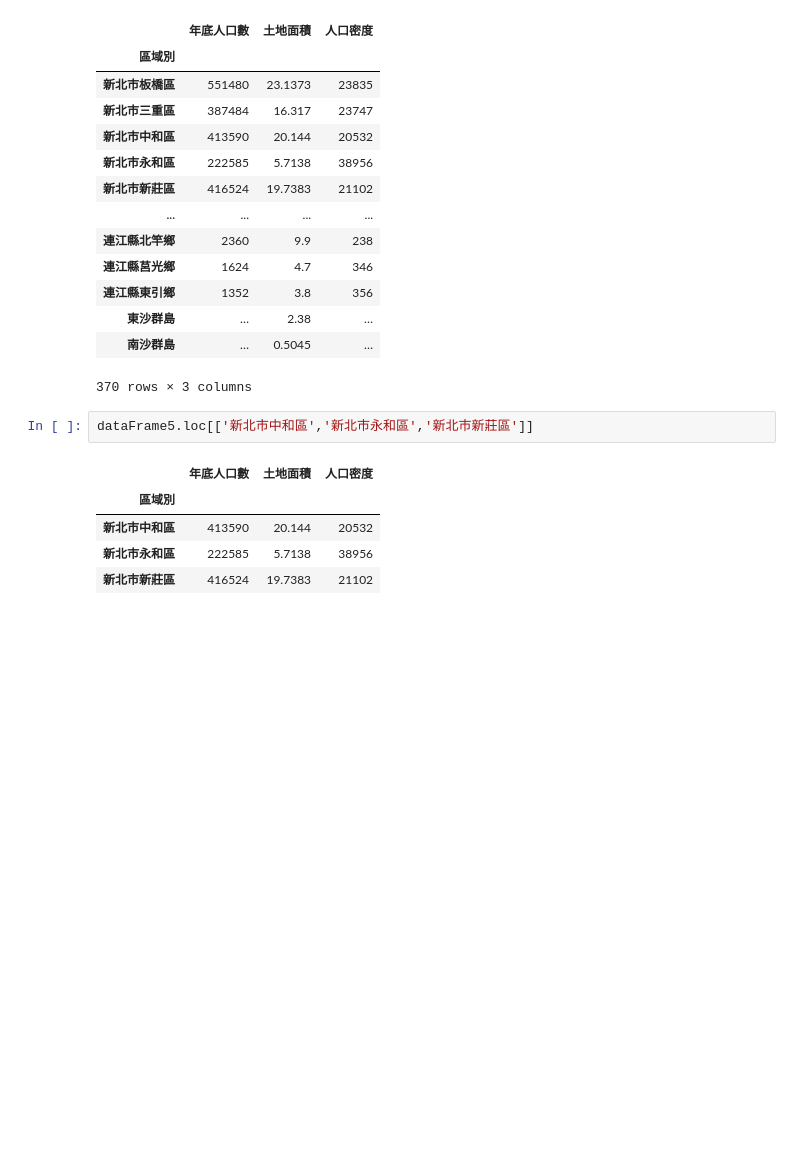
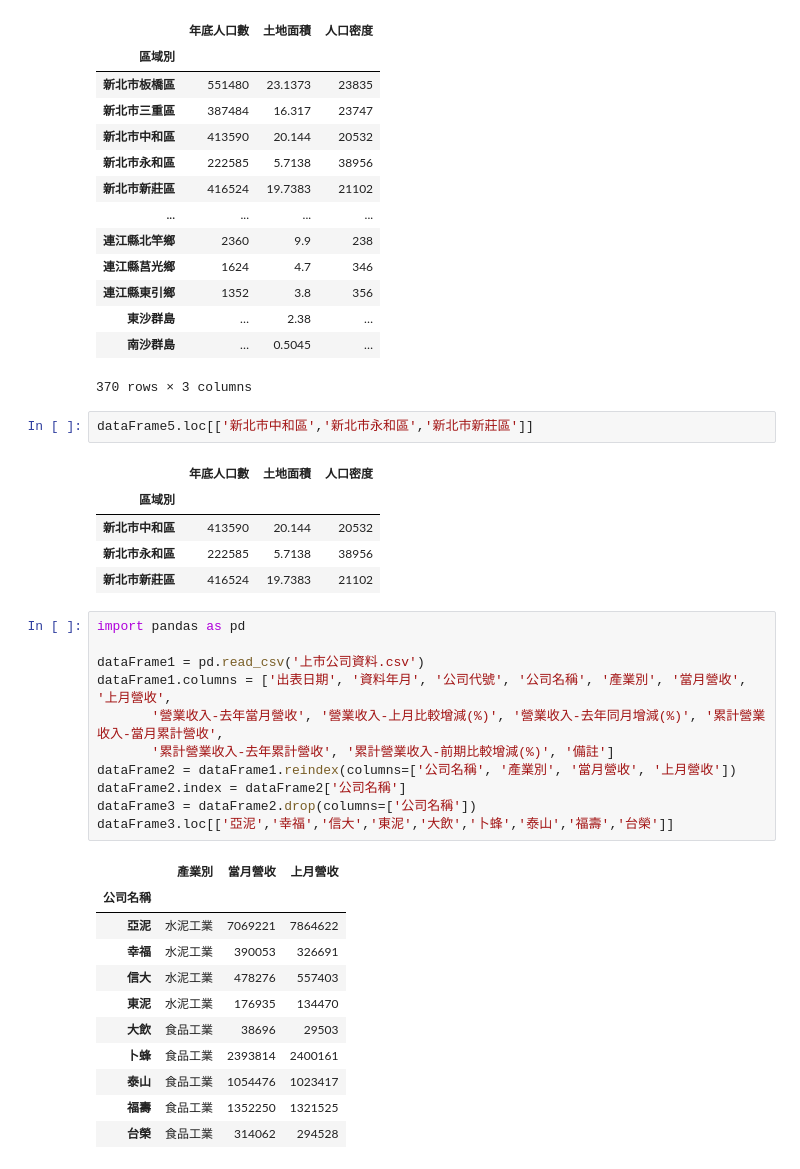
Before and after one commit to bear-1226/__20231116_C2, a Jupyter notebook: lesson17/lesson17_2.ipynb, the cells around one changed output. Cells and saved outputs as stored; diff of their text form; blank space fills up the shorter version.

```diff
--- a/lesson17/lesson17_2.ipynb
+++ b/lesson17/lesson17_2.ipynb
@@ -146,3 +146,26 @@ dataFrame5.loc[['新北市中和區','新北市永和區','新北市新莊區']]
 | 新北市中和區 | 413590 | 20.144 | 20532 |
 | 新北市永和區 | 222585 | 5.7138 | 38956 |
 | 新北市新莊區 | 416524 | 19.7383 | 21102 |
+# %%
+import pandas as pd
+
+dataFrame1 = pd.read_csv('上市公司資料.csv')
+dataFrame1.columns = ['出表日期', '資料年月', '公司代號', '公司名稱', '產業別', '當月營收', '上月營收',
+       '營業收入-去年當月營收', '營業收入-上月比較增減(%)', '營業收入-去年同月增減(%)', '累計營業收入-當月累計營收',
+       '累計營業收入-去年累計營收', '累計營業收入-前期比較增減(%)', '備註']
+dataFrame2 = dataFrame1.reindex(columns=['公司名稱', '產業別', '當月營收', '上月營收'])
+dataFrame2.index = dataFrame2['公司名稱']
+dataFrame3 = dataFrame2.drop(columns=['公司名稱'])
+dataFrame3.loc[['亞泥','幸福','信大','東泥','大飲','卜蜂','泰山','福壽','台榮']]
+# %% [output]
+|  | 產業別 | 當月營收 | 上月營收 |
+| 公司名稱 |  |  |  |
+| 亞泥 | 水泥工業 | 7069221 | 7864622 |
+| 幸福 | 水泥工業 | 390053 | 326691 |
+| 信大 | 水泥工業 | 478276 | 557403 |
+| 東泥 | 水泥工業 | 176935 | 134470 |
+| 大飲 | 食品工業 | 38696 | 29503 |
+| 卜蜂 | 食品工業 | 2393814 | 2400161 |
+| 泰山 | 食品工業 | 1054476 | 1023417 |
+| 福壽 | 食品工業 | 1352250 | 1321525 |
+| 台榮 | 食品工業 | 314062 | 294528 |
```
Also changed, not shown: parts of 1 cell of this notebook, 2 other files.
